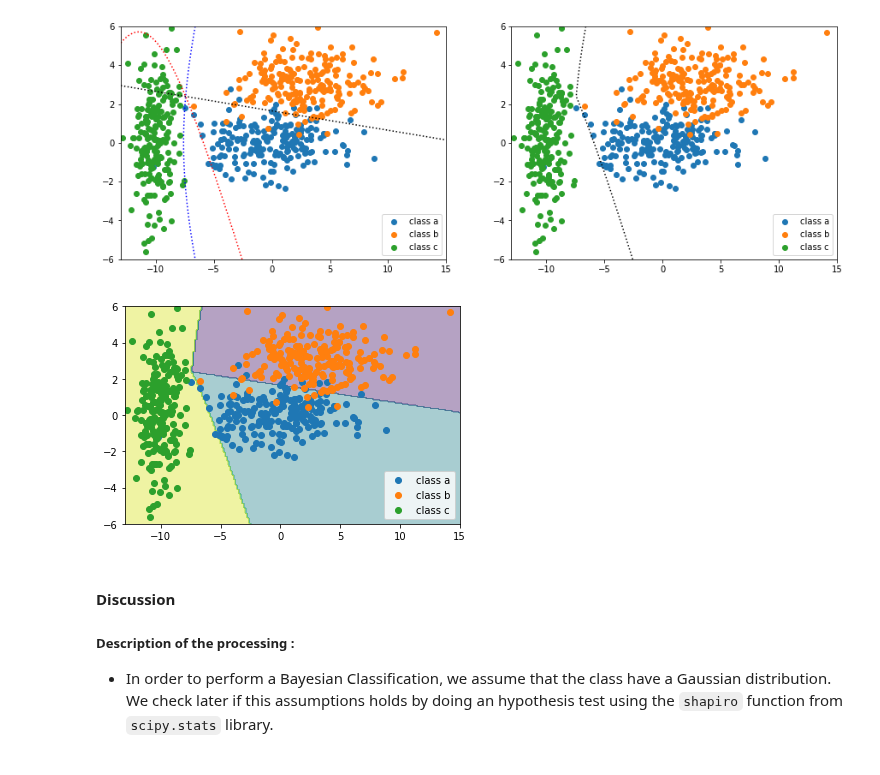
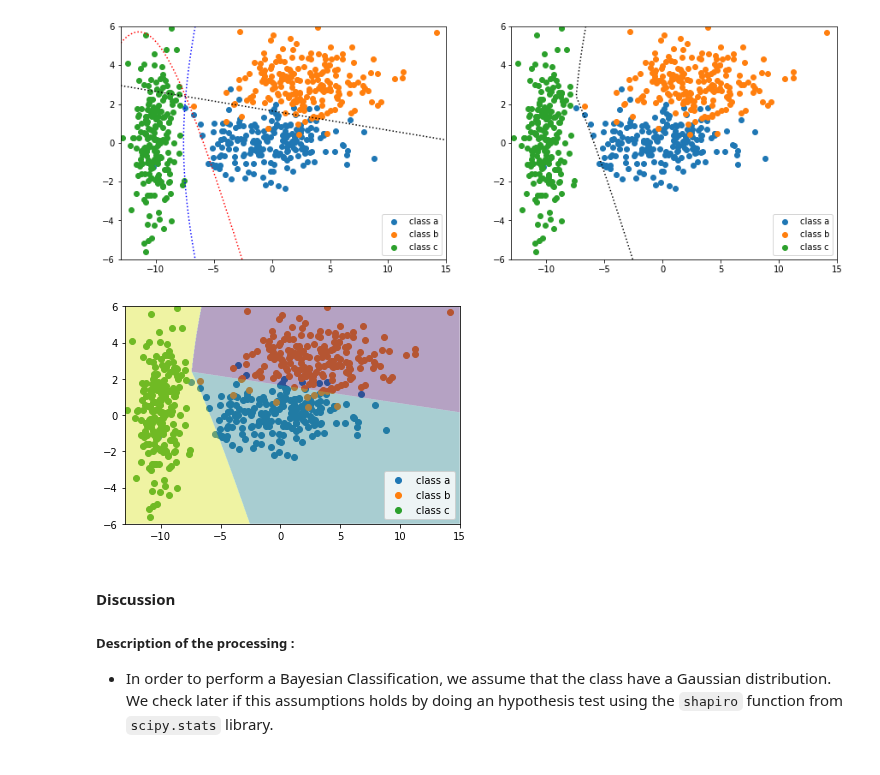
Before and after one commit to Andrea-Oliveri/Image-Processing-Assignements, a Jupyter notebook: Labs/lab_03_classification.ipynb, the cells around one changed output. Drawn from its saved outputs; the diff is of its cells as text; code cells hidden in the pictures.

```diff
--- a/Labs/lab_03_classification.ipynb
+++ b/Labs/lab_03_classification.ipynb
@@ -287,27 +287,35 @@ def classify_bayes(X):
         else:
             return 2
 # %%
-xmin = floor(np.min([np.max(a[:,0]),np.min(b[:,0]),np.min(c[:,0])]))
-xmax = ceil(np.max([np.max(a[:,0]),np.max(b[:,0]),np.max(c[:,0])]))
-ymin = floor(np.min([np.min(a[:,1]),np.min(b[:,1]),np.min(c[:,1])]))
-ymax = ceil(np.max([np.max(a[:,1]),np.max(b[:,1]),np.max(c[:,1])]))
+# Conputes limits of scatter plot.
+xmin = floor(np.min([np.min(a[:,0]), np.min(b[:,0]), np.min(c[:,0])]))
+xmax = ceil (np.max([np.max(a[:,0]), np.max(b[:,0]), np.max(c[:,0])]))
+ymin = floor(np.min([np.min(a[:,1]), np.min(b[:,1]), np.min(c[:,1])]))
+ymax = ceil (np.max([np.max(a[:,1]), np.max(b[:,1]), np.max(c[:,1])]))
 
-resolution_mesh = 200
-xlist = np.linspace(xmin, xmax, resolution_mesh) # Create 1-D arrays for x,y dimensions
+# Draw scatter plots.
+plt.scatter(a[:,0], a[:,1], label='class a')
+plt.scatter(b[:,0], b[:,1], label='class b')
+plt.scatter(c[:,0], c[:,1], label='class c')
+plt.legend()
+
+# Create 1-D arrays for x, y dimensions.
+resolution_mesh = 600
+xlist = np.linspace(xmin, xmax, resolution_mesh)
 ylist = np.linspace(ymin, ymax, resolution_mesh)
 
-X,Y = np.meshgrid(xlist, ylist) # Create 2-D grid xlist,ylist values
-class_ab = np.asarray([classify_bayes(np.array(x)) for x in np.c_[X.ravel(),Y.ravel()]])
+# Create 2-D grid xlist, ylist values combinations.
+X, Y = np.meshgrid(xlist, ylist)
+
+# Compute class of each point in meshgrid.
+class_ab = np.asarray([classify_bayes(np.array(x)) for x in np.c_[X.ravel(), Y.ravel()]])
 class_ab = class_ab.reshape(X.shape)
-plt.contourf(X,Y,class_ab,alpha = 0.4)
 
-plt.scatter(a[:,0],a[:,1],label='class a')
-plt.scatter(b[:,0],b[:,1],label='class b')
-plt.scatter(c[:,0],c[:,1],label='class c')
-plt.legend()
+# Plot decision regions.
+plt.contourf(X, Y, class_ab, alpha = 0.4, antialiased = True)
 plt.show()
 # %% [output]
-[figure, old version]
+[figure, new version]
 # %%
 import seaborn as sns
 from sklearn.metrics import confusion_matrix
```
Also changed, not shown: parts of 6 cells of this notebook.
